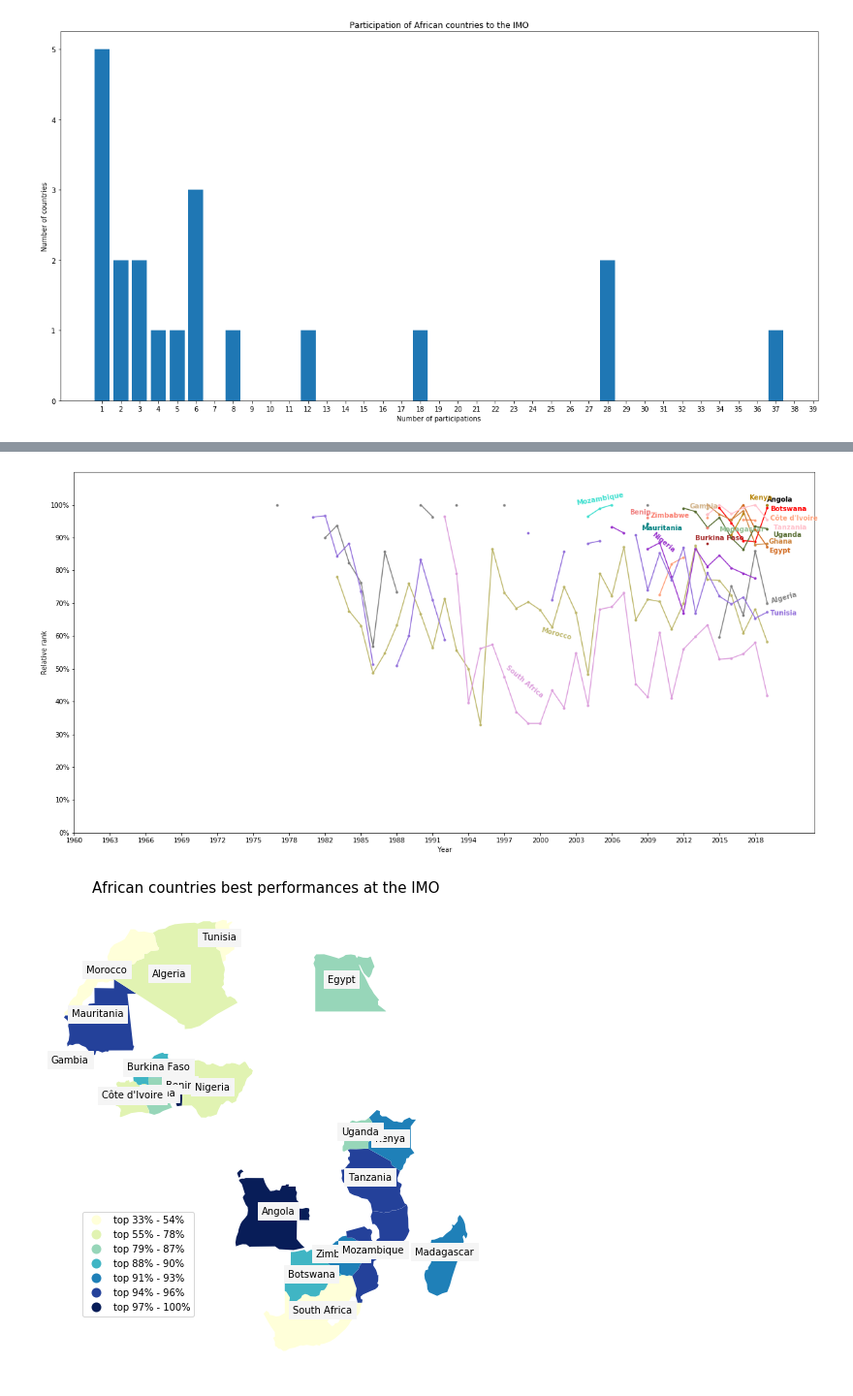
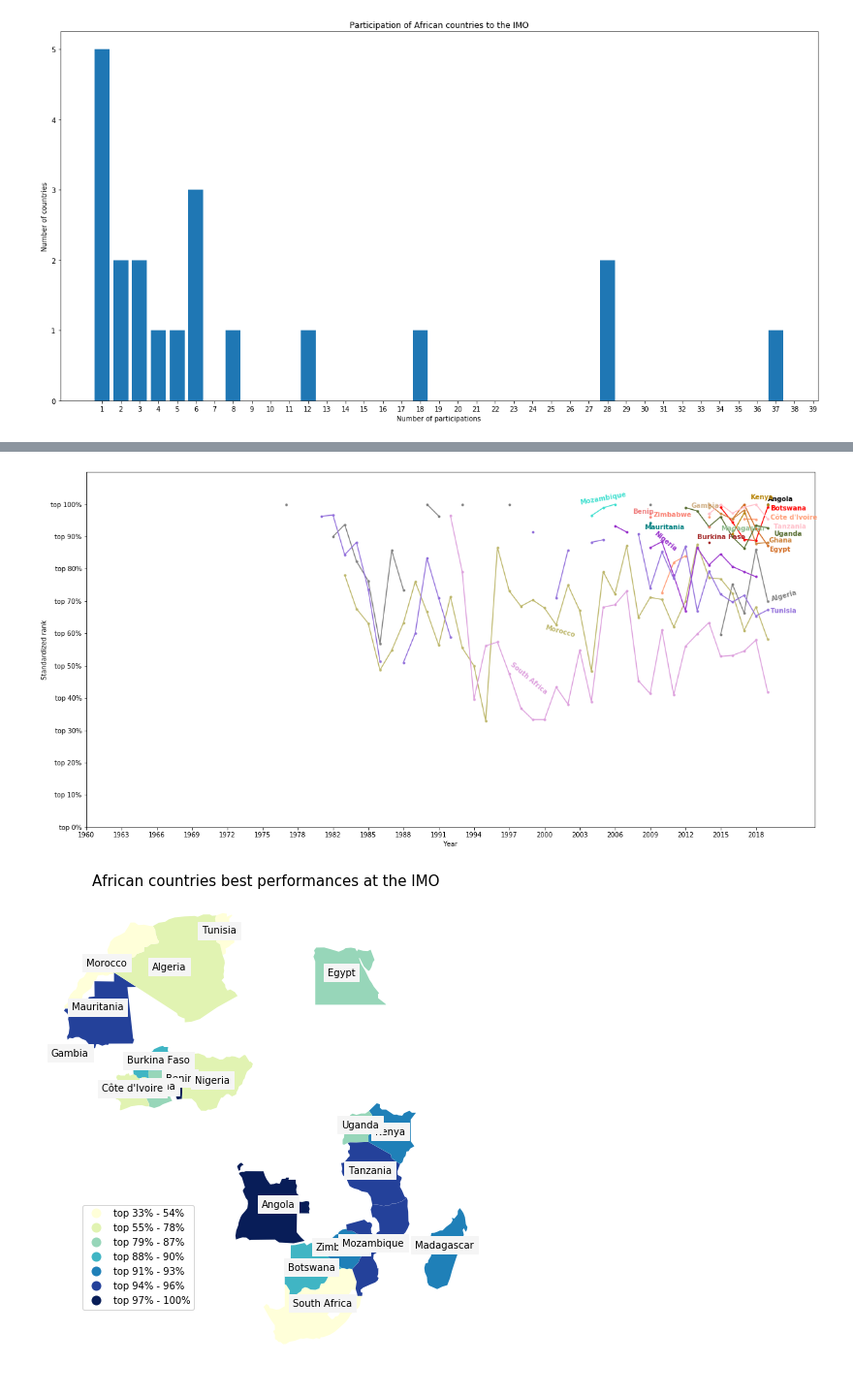
Before and after one commit to Djimdou/Side-Projects, a Jupyter notebook: IMO-Web-Scraping.ipynb, the cells around one changed output, grey strips where cells are left out. Shown at 97% size. Saved outputs shown, nothing was run; the diff lists cells and outputs as text; code cells hidden in the pictures.

```diff
--- a/IMO-Web-Scraping.ipynb
+++ b/IMO-Web-Scraping.ipynb
@@ -165,36 +199,36 @@ figure(figsize=(20,10))
 for i in range(len(african_participant)):
     plt.plot(np.array(data_standardized)[african_participant][i][::-1],'.-',color = mycolors[i],label=np.array(name)[african_participant][i])
 
 plt.ylim(0,1.1)
 plt.xlim(15,63)
 plt.xlabel('Year')
-plt.ylabel('Relative rank')
+plt.ylabel('Standardized rank')
 
 plt.xticks(np.arange(1,len(year),3),year[np.arange(1,len(year),3)][::-1])
-plt.yticks(np.arange(0,1.1,0.1),np.array(['0%','10%','20%','30%','40%','50%','60%','70%','80%','90%','100%']))
+plt.yticks(np.arange(0,1.1,0.1),np.array(['top 0%','top 10%','top 20%','top 30%','top 40%','top 50%','top 60%','top 70%','top 80%','top 90%','top 100%']))
 
 plt.text(x = 59, y = data_standardized[african_participant][0][::-1][-1]+0.01, s = name[african_participant][0], color = mycolors[0], rotation = 0, weight = 'bold')
 plt.text(x = 59.25, y = data_standardized[african_participant][1][::-1][-1], s = name[african_participant][1], color = mycolors[1], rotation = 15, weight = 'bold')
 plt.text(x = 47.5, y = data_standardized[african_participant][2][::-1][54], s = name[african_participant][2], color = mycolors[2], rotation = 0, weight = 'bold')
 plt.text(x = 53, y = data_standardized[african_participant][3][::-1][-6]+0.01, s = name[african_participant][3], color = mycolors[3], rotation = 0, weight = 'bold')
 plt.text(x = 59.25, y = data_standardized[african_participant][4][::-1][-1]-0.01, s = name[african_participant][4], color = mycolors[4], rotation = 0, weight = 'bold')
 plt.text(x = 59.25, y = data_standardized[african_participant][5][::-1][-2], s = name[african_participant][5], color = mycolors[5], rotation = 0, weight = 'bold')
 plt.text(x = 59.125, y = data_standardized[african_participant][6][::-1][-1]-0.02, s = name[african_participant][6], color = mycolors[6], rotation = 0, weight = 'bold')
 plt.text(x = 59.125, y = data_standardized[african_participant][7][::-1][-1], s = name[african_participant][7], color = mycolors[7], rotation = 0, weight = 'bold')
 plt.text(x = 52.5, y = data_standardized[african_participant][8][::-1][-6], s = name[african_participant][8], color = mycolors[8], rotation = 0, weight = 'bold')
 plt.text(x = 57.5, y = data_standardized[african_participant][9][::-1][-1]+0.015, s = name[african_participant][9], color = mycolors[9], rotation = 0, weight = 'bold')
 plt.text(x = 40, y = data_standardized[african_participant][10][::-1][40]-0.09, s = name[african_participant][10], color = mycolors[10], rotation = -15, weight = 'bold')
 plt.text(x = 55, y = data_standardized[african_participant][11][::-1][-4], s = name[african_participant][11], color = mycolors[11], rotation = 0, weight = 'bold')
 plt.text(x = 43, y = data_standardized[african_participant][12][::-1][-14], s = name[african_participant][12], color = mycolors[12], rotation = 10, weight = 'bold')
 plt.text(x = 48.5, y = data_standardized[african_participant][13][::-1][-11]-0.02, s = name[african_participant][13], color = mycolors[13], rotation = 0, weight = 'bold')
 plt.text(x = 49.25, y = data_standardized[african_participant][14][::-1][-10]-0.03, s = name[african_participant][14], color = mycolors[14], rotation = -40, weight = 'bold')
 plt.text(x = 37, y = data_standardized[african_participant][15][::-1][35]-0.15, s = name[african_participant][15], color = mycolors[15], rotation = -40, weight = 'bold')
 plt.text(x = 59.25, y = data_standardized[african_participant][16][::-1][-1]-0.01, s = name[african_participant][16], color = mycolors[16], rotation = 0, weight = 'bold')
 plt.text(x = 59.5, y = data_standardized[african_participant][17][::-1][-1]-0.03, s = name[african_participant][17], color = mycolors[17], rotation = 0, weight = 'bold')
 plt.text(x = 59.5, y = data_standardized[african_participant][18][::-1][-1]-0.025, s = name[african_participant][18], color = mycolors[18], rotation = 0, weight = 'bold')
 plt.text(x = 49.25, y = data_standardized[african_participant][19][::-1][-11], s = name[african_participant][19], color = mycolors[19], rotation = 0, weight = 'bold');
 # %% [output]
-[figure, old version]
+[figure, new version]
 # %%
 # # Map: for each African country, its best performance at IMO
 
```
Also changed, not shown: parts of 10 cells of this notebook.
